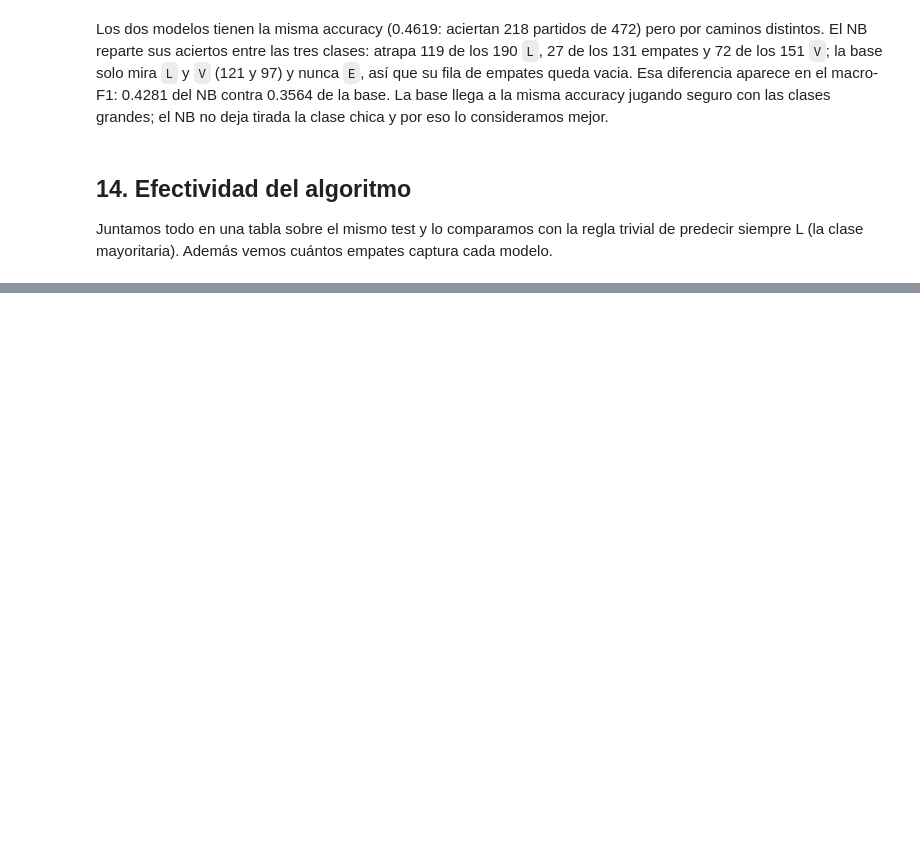
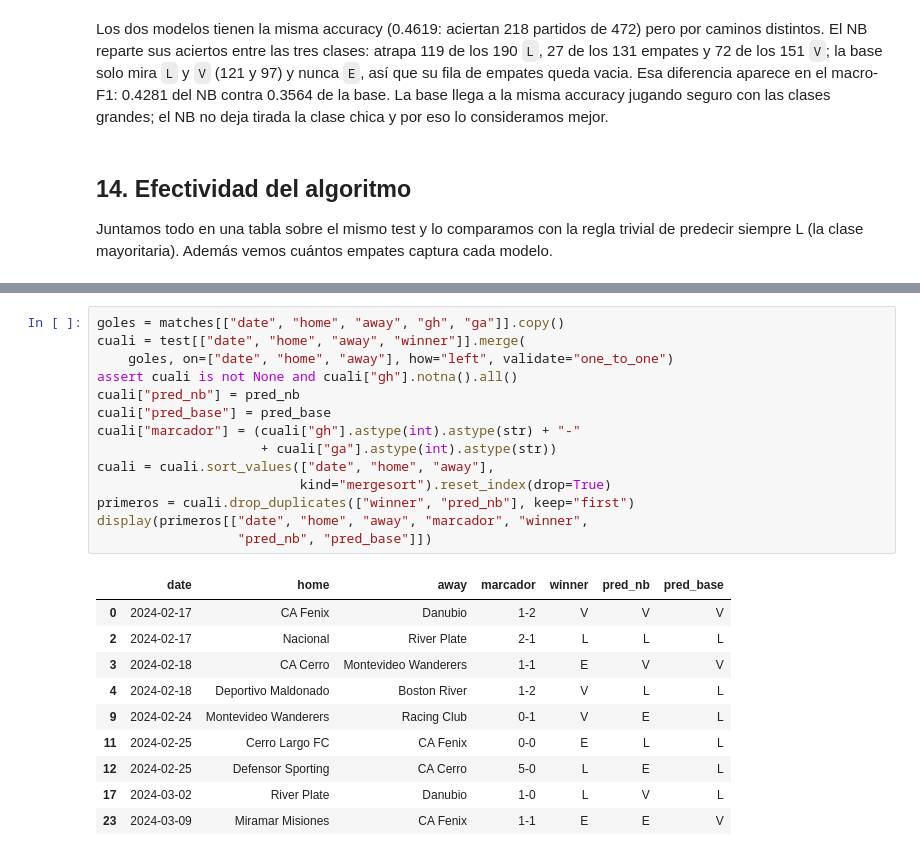
Before and after one commit to agustinocchiuzzi/laboratorioAprendAut1, a Jupyter notebook: entrega/notebook.ipynb, the cells around one changed output, grey strips where cells are left out. Drawn from its saved outputs; the diff is of its cells as text; blank space fills up the shorter version.

```diff
--- a/entrega/notebook.ipynb
+++ b/entrega/notebook.ipynb
@@ -1579 +1601,26 @@ weighted avg     0.4430    0.4619    0.4481       472
+# %%
+goles = matches[["date", "home", "away", "gh", "ga"]].copy()
+cuali = test[["date", "home", "away", "winner"]].merge(
+    goles, on=["date", "home", "away"], how="left", validate="one_to_one")
+assert cuali is not None and cuali["gh"].notna().all()
+cuali["pred_nb"] = pred_nb
+cuali["pred_base"] = pred_base
+cuali["marcador"] = (cuali["gh"].astype(int).astype(str) + "-"
+                     + cuali["ga"].astype(int).astype(str))
+cuali = cuali.sort_values(["date", "home", "away"],
+                          kind="mergesort").reset_index(drop=True)
+primeros = cuali.drop_duplicates(["winner", "pred_nb"], keep="first")
+display(primeros[["date", "home", "away", "marcador", "winner",
+                  "pred_nb", "pred_base"]])
+# %% [output]
+|  | date | home | away | marcador | winner | pred_nb | pred_base |
+| 0 | 2024-02-17 | CA Fenix | Danubio | 1-2 | V | V | V |
+| 2 | 2024-02-17 | Nacional | River Plate | 2-1 | L | L | L |
+| 3 | 2024-02-18 | CA Cerro | Montevideo Wanderers | 1-1 | E | V | V |
+| 4 | 2024-02-18 | Deportivo Maldonado | Boston River | 1-2 | V | L | L |
+| 9 | 2024-02-24 | Montevideo Wanderers | Racing Club | 0-1 | V | E | L |
+| 11 | 2024-02-25 | Cerro Largo FC | CA Fenix | 0-0 | E | L | L |
+| 12 | 2024-02-25 | Defensor Sporting | CA Cerro | 5-0 | L | E | L |
+| 17 | 2024-03-02 | River Plate | Danubio | 1-0 | L | V | L |
+| 23 | 2024-03-09 | Miramar Misiones | CA Fenix | 1-1 | E | E | V |
 # %% [markdown]
```
Also changed, not shown: parts of 34 cells of this notebook, 2 other files.
